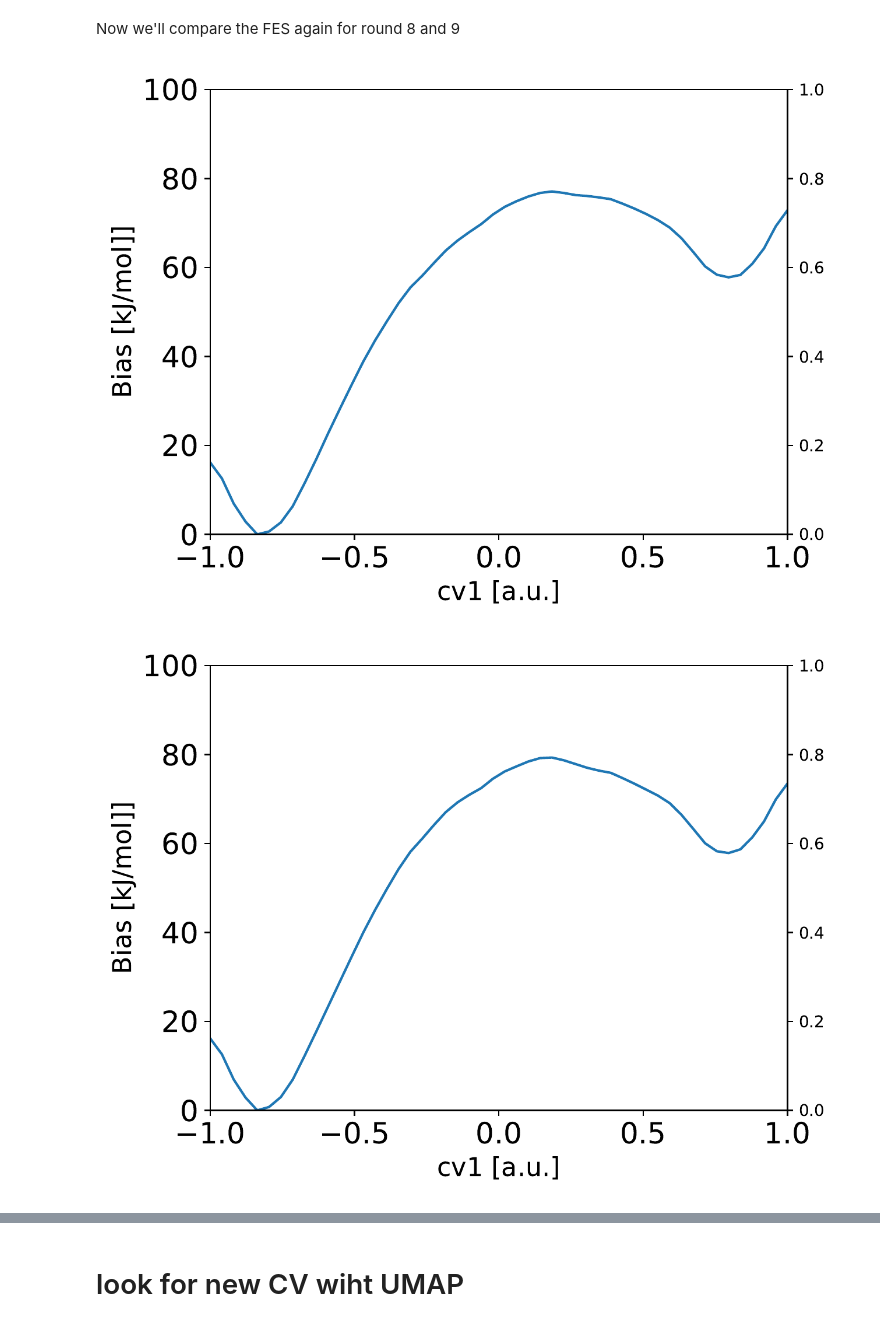
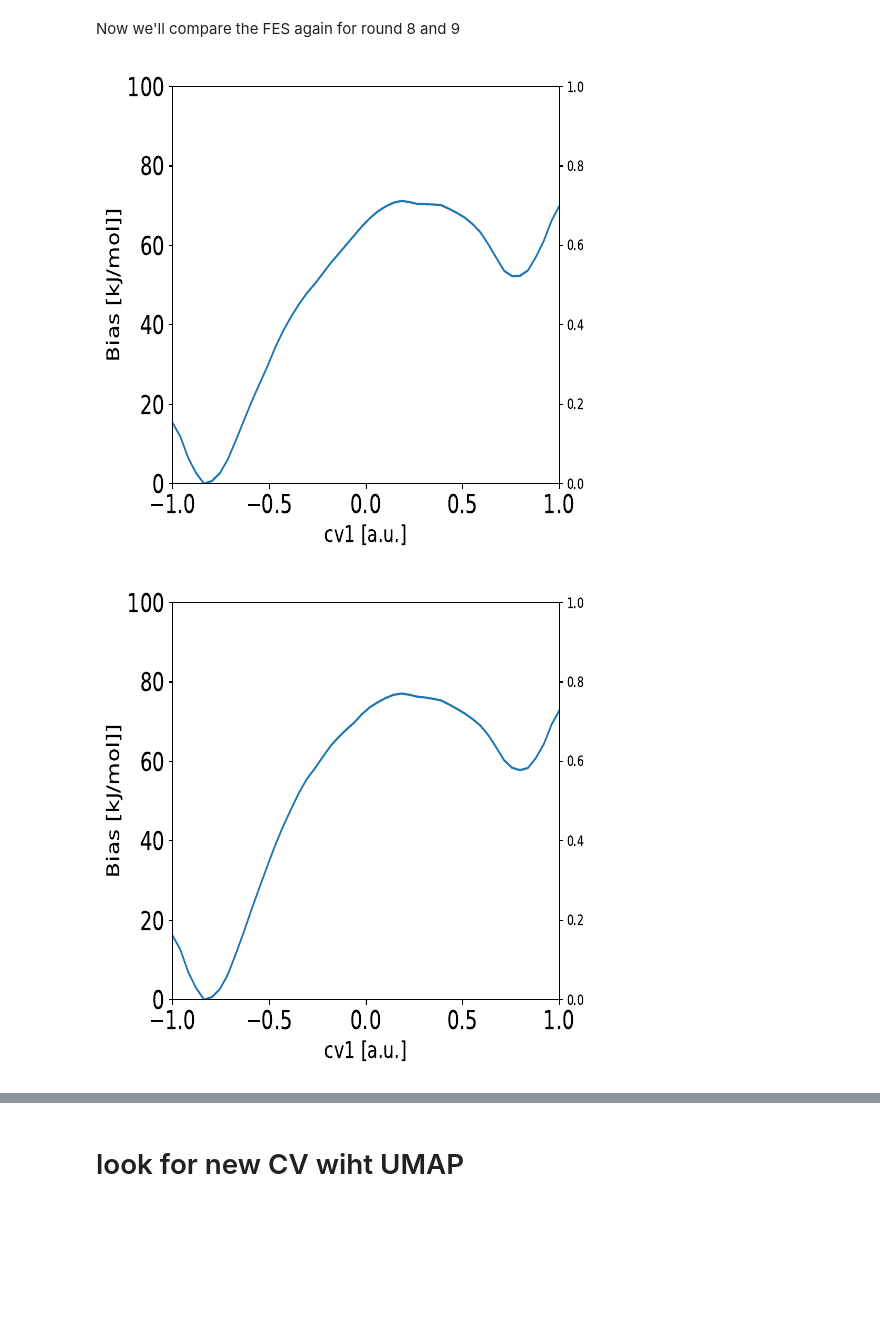
Before and after one commit to DavidDevoogdt/IMLCV, a Jupyter notebook: notebooks/alanine_dipeptide_LDA.ipynb, the cells around one changed output, grey strips where cells are left out. Drawn from its saved outputs; the diff is of its cells as text; code cells hidden in the pictures; blank space fills up the shorter version.

```diff
--- a/notebooks/alanine_dipeptide_LDA.ipynb
+++ b/notebooks/alanine_dipeptide_LDA.ipynb
@@ -208,11 +186,9 @@ Loading MD engine
 setting bias=<IMLCV.implementations.bias.GridBias object at 0x...>
 # %% [markdown]
 Now we'll compare the FES again for round 8 and 9
-# %%
-convert_from_path(folder/"cv_1"/"FES_bias_8_inverted_gridbias.pdf")[0]
-# %% [output]
-[figure, removed]
-# %%
-convert_from_path(folder/"cv_1"/"FES_bias_9_inverted_gridbias.pdf")[0]
-# %% [output]
-[figure, removed]
+# %%
+
+display(  *[ convert_from_path(folder/"cv_1"/f"FES_bias_{i}_inverted_gridbias.pdf"  , size=(500,500) , dpi=200  )[0]  for i in range(7,10) ]   )
+# %% [output]
+[figure, added]
+[figure, added]
```
Also changed, not shown: parts of 29 cells of this notebook, 6 other files.
